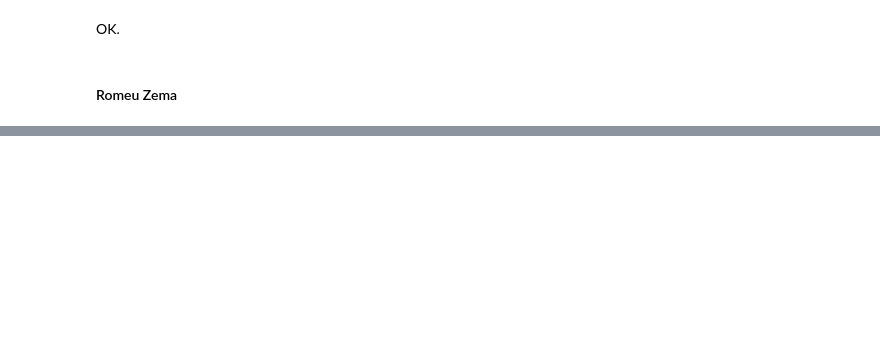
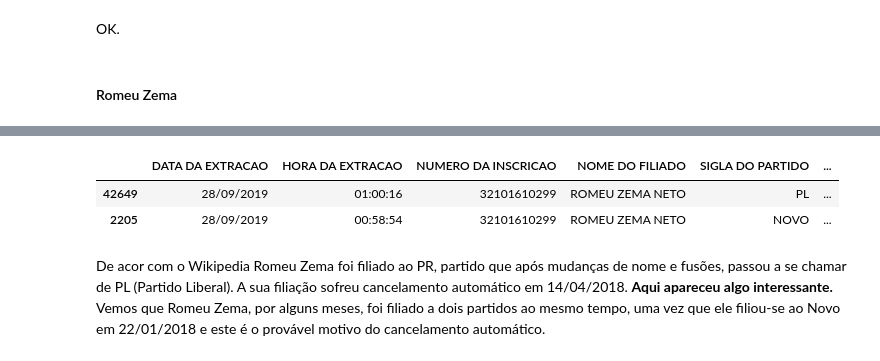
Before and after one commit to pedreirodelima/MG_Filiados, a Jupyter notebook: MG Filiados.ipynb, the cells around one changed output, grey strips where cells are left out. Drawn from its saved outputs; the diff is of its cells as text; code cells hidden in the pictures; blank space fills up the shorter version.

```diff
--- a/MG Filiados.ipynb
+++ b/MG Filiados.ipynb
@@ -515,3 +515,13 @@ De acordo com o Wikipedia:
 *   É filiado ao Novo e já foi filiado ao PR.
 
 https://pt.wikipedia.org/wiki/Romeu_Zema
+# %%
+filter = df["NOME DO FILIADO"]=="ROMEU ZEMA NETO"
+governador_mg = df.where(filter).dropna(axis=0, how='all')
+governador_mg
+# %% [output]
+|  | DATA DA EXTRACAO | HORA DA EXTRACAO | NUMERO DA INSCRICAO | NOME DO FILIADO | SIGLA DO PARTIDO | ... |
+| 42649 | 28/09/2019 | 01:00:16 | 32101610299 | ROMEU ZEMA NETO | PL | ... |
+| 2205 | 28/09/2019 | 00:58:54 | 32101610299 | ROMEU ZEMA NETO | NOVO | ... |
+# %% [markdown]
+De acor com o Wikipedia Romeu Zema foi filiado ao PR, partido que após mudanças de nome e fusões, passou a se chamar de PL (Partido Liberal). A sua filiação sofreu cancelamento automático em 14/04/2018. **Aqui apareceu algo interessante.** Vemos que Romeu Zema, por alguns meses, foi filiado a dois partidos ao mesmo tempo, uma vez que ele filiou-se ao Novo em 22/01/2018 e este é o provável motivo do cancelamento automático.
```
